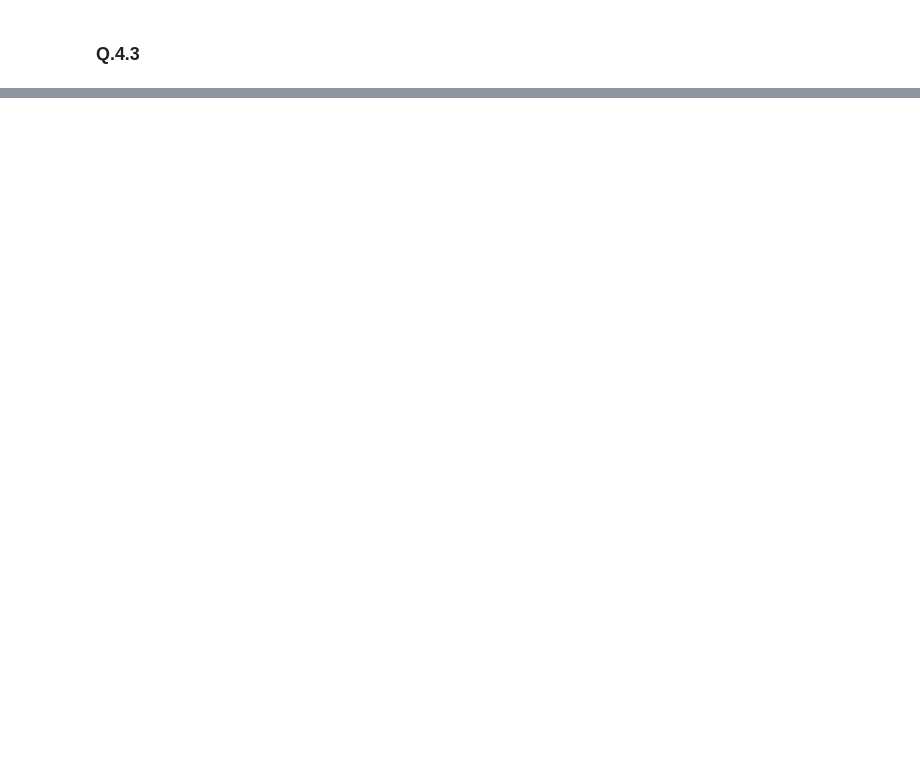
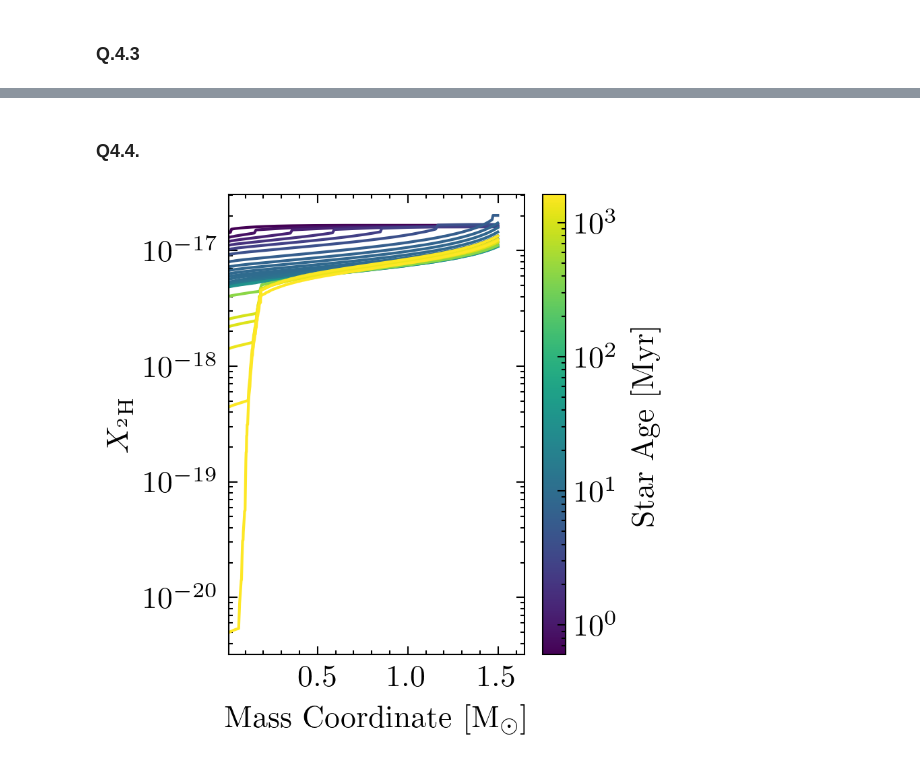
Before and after one commit to BrunoSchultz/lab_report, a Jupyter notebook: exercise4/plot_exercise4.ipynb, the cells around one changed output, grey strips where cells are left out. Drawn from its saved outputs; the diff is of its cells as text; code cells hidden in the pictures; blank space fills up the shorter version.

```diff
--- a/exercise4/plot_exercise4.ipynb
+++ b/exercise4/plot_exercise4.ipynb
@@ -220,0 +123,43 @@ for model_num in model_nums:
+# %% [markdown]
+### Q4.4.
+# %%
+
+def hot_core(logT, star_age):
+    return 10**logT > 3 * 10**6  # logT in Kelvin, star_age in seconds
+
+model_nums_new_universe = l.select_models(hot_core, 'log_center_T', 'star_age')
+
+from matplotlib.colors import LogNorm
+
+fig, ax = plt.subplots(figsize=(3, 3), dpi=300)
+# Collect ages for color mapping
+ages_for_color = []
+profiles = []
+for prof in model_nums_new_universe[1:]:
+    data = l.profile_data(model_number=prof)
+    profiles.append(data)
+    ages_for_color.append(data.header('star_age') / 1e6)  # Convert to Myr
+
+ages_for_color = np.array(ages_for_color)
+
+norm = LogNorm(vmin=ages_for_color.min(), vmax=ages_for_color.max())
+cmap = plt.get_cmap('viridis')
+
+for data, age in zip(profiles, ages_for_color):
+    inner_mask = data.mass < 1.5
+    ax.plot(data.mass[inner_mask], data.h2[inner_mask], color=cmap(norm(age)))
+
+sm = plt.cm.ScalarMappable(cmap=cmap, norm=norm)
+sm.set_array([])
+cbar = plt.colorbar(sm, ax=ax, label="Star Age [Myr]")
+
+ax.set_xlim(0.01, data.mass.max())
+ax.set_xlabel("Mass Coordinate [M$_\odot$]")
+ax.set_ylabel(r"$X_{^2\mathrm{H}}$")
+ax.set_yscale('log')
+plt.tight_layout()
+plt.show()
+
+fig.savefig("../plots/q42_h2_profile_new_universe.pdf", bbox_inches='tight')
+# %% [output]
+[figure, added]
```
Also changed, not shown: parts of 10 cells of this notebook, 17 other files.
